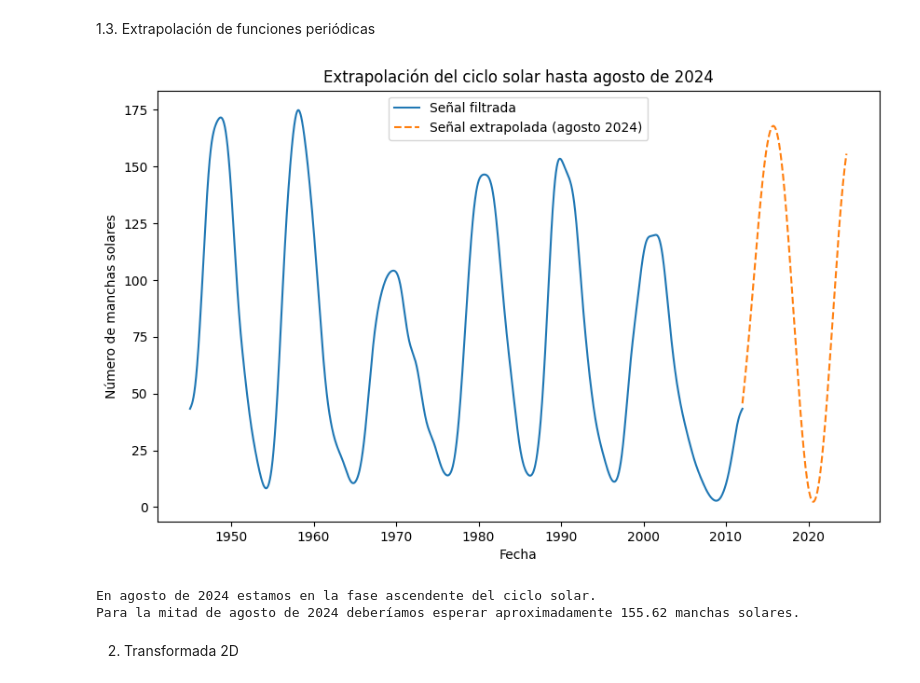
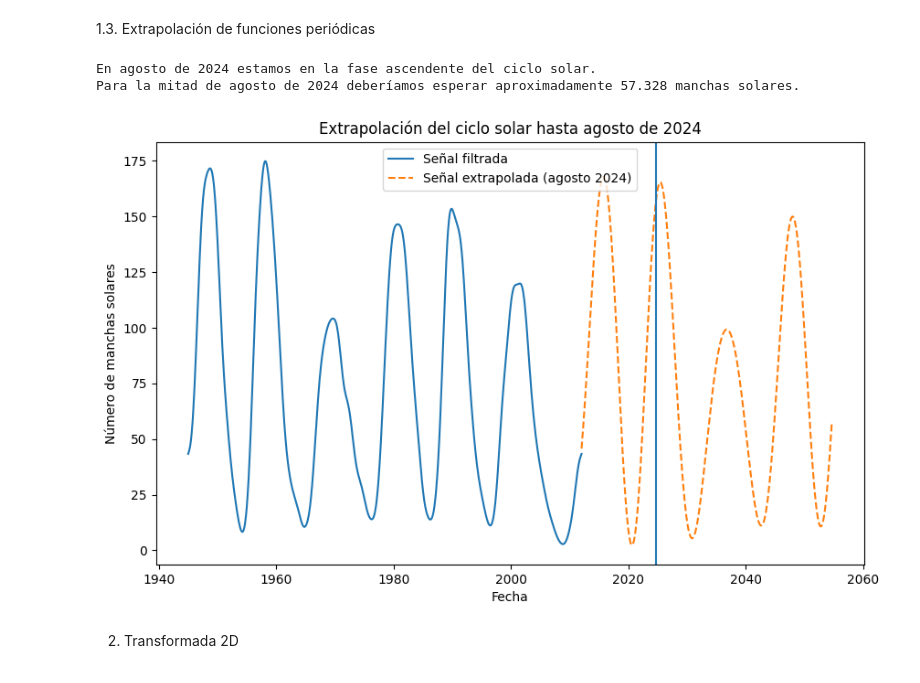
Before and after one commit to sarchilagomez1/MetodosComputacionales2-Fuentes-Archila, a Jupyter notebook: Taller2_fuentesarchila.ipynb, the cells around one changed output. Saved outputs shown, nothing was run; the diff lists cells and outputs as text; code cells hidden in the pictures.

```diff
--- a/Taller2_fuentesarchila.ipynb
+++ b/Taller2_fuentesarchila.ipynb
@@ -80,7 +80,7 @@ plt.show()
 # %%
 #Parámetros de la extrapolación
 n = 10
-fecha_final = pd.Timestamp('2024-08-15')
+fecha_final = pd.Timestamp('2054-08-15')
 N = len(df)
 
 #Transformada de Fourier de la señal filtrada
@@ -90,37 +90,37 @@ frecuencias = np.fft.fftfreq(N, d=1)
 #Selección de los primeros y últimos n armónicos
 harmonicos_indices = np.concatenate([np.arange(n), np.arange(-n, 0)])
 harmonicos_frecuencias = frecuencias[harmonicos_indices]
 harmonicos_Fk = fft_manchas[harmonicos_indices]
 
 #Crear un array de tiempos para extrapolar la señal (desde la última fecha hasta 2024)
 dias_extrapolacion = pd.date_range(start=df.index[-1], end=fecha_final, freq='D')
 t_extrapolacion = np.arange(len(dias_extrapolacion)) + N
 
 #Calcular la señal extrapolada
 y_extrapolada = np.zeros(len(t_extrapolacion), dtype=complex)
 
 for k in range(2*n):
     y_extrapolada += harmonicos_Fk[k] * np.exp(2j * np.pi * harmonicos_frecuencias[k] * t_extrapolacion)
 
 y_extrapolada /= N
 
 #Graficar la señal original y la extrapolada
 plt.figure(figsize=(10, 6))
 plt.plot(df.index, manchas_filtrada, label='Señal filtrada')
 plt.plot(dias_extrapolacion, y_extrapolada.real, label='Señal extrapolada (agosto 2024)', linestyle='--')
 plt.xlabel('Fecha')
 plt.ylabel('Número de manchas solares')
 plt.legend()
 plt.title('Extrapolación del ciclo solar hasta agosto de 2024')
-plt.show()
+plt.axvline(pd.to_datetime("2024-08-15"))
 
 #Respuesta a las preguntas:
 print("En agosto de 2024 estamos en la fase ascendente del ciclo solar.")
 print(f"Para la mitad de agosto de 2024 deberíamos esperar aproximadamente {round(y_extrapolada.real[-1], 3)} manchas solares.")
 # %% [output]
+En agosto de 2024 estamos en la fase ascendente del ciclo solar.
+Para la mitad de agosto de 2024 deberíamos esperar aproximadamente 57.328 manchas solares.
-[figure, old version]
+[figure, new version]
-En agosto de 2024 estamos en la fase ascendente del ciclo solar.
-Para la mitad de agosto de 2024 deberíamos esperar aproximadamente 155.62 manchas solares.
 # %% [markdown]
 2. Transformada 2D
 # %%
```
Also changed, not shown: parts of 1 cell of this notebook.
